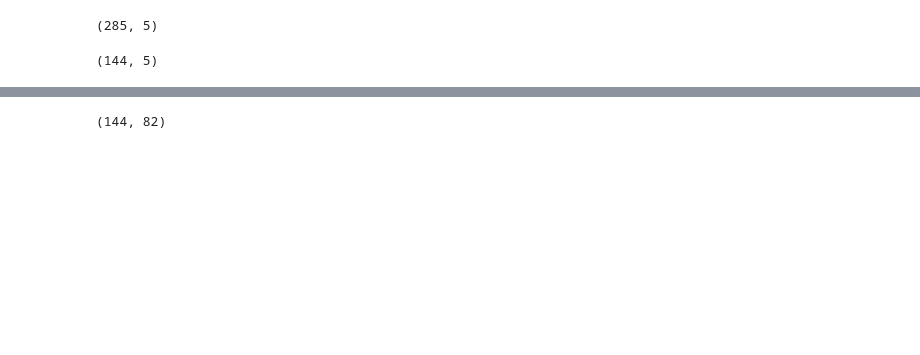
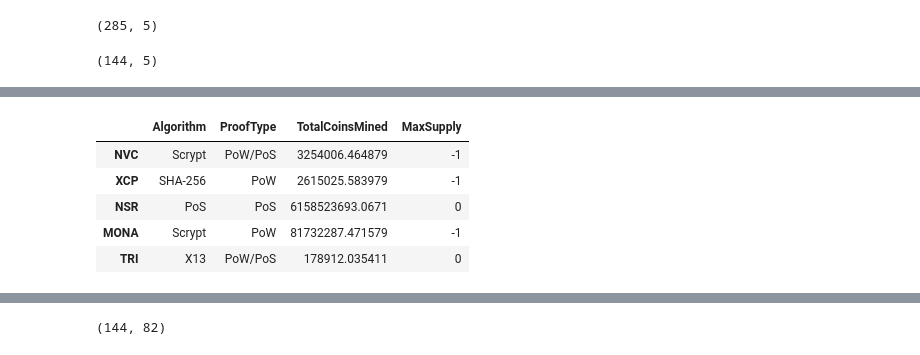
Before and after one commit to morjaria/unit13-challenge, a Jupyter notebook: submission/crypto_clustering.ipynb, the cells around one changed output, grey strips where cells are left out. Drawn from its saved outputs; the diff is of its cells as text; code cells hidden in the pictures; blank space fills up the shorter version.

```diff
--- a/submission/crypto_clustering.ipynb
+++ b/submission/crypto_clustering.ipynb
@@ -130,6 +129,14 @@ Name: CoinName, Length: 144, dtype: object
 # %%
 # Drop the 'CoinName' column since it's not going to be used on the clustering algorithm
 df_cryptocompare.drop(columns="CoinName", axis=1, inplace=True)
+df_cryptocompare.head()
+# %% [output]
+|  | Algorithm | ProofType | TotalCoinsMined | MaxSupply |
+| NVC | Scrypt | PoW/PoS | 3254006.464879 | -1 |
+| XCP | SHA-256 | PoW | 2615025.583979 | -1 |
+| NSR | PoS | PoS | 6158523693.0671 | 0 |
+| MONA | Scrypt | PoW | 81732287.471579 | -1 |
+| TRI | X13 | PoW/PoS | 178912.035411 | 0 |
 # %%
 # Create dummy variables for text features
 X= pd.get_dummies(df_cryptocompare,columns=["Algorithm","ProofType"])
```
Also changed, not shown: parts of 19 cells of this notebook, 1 other file.
